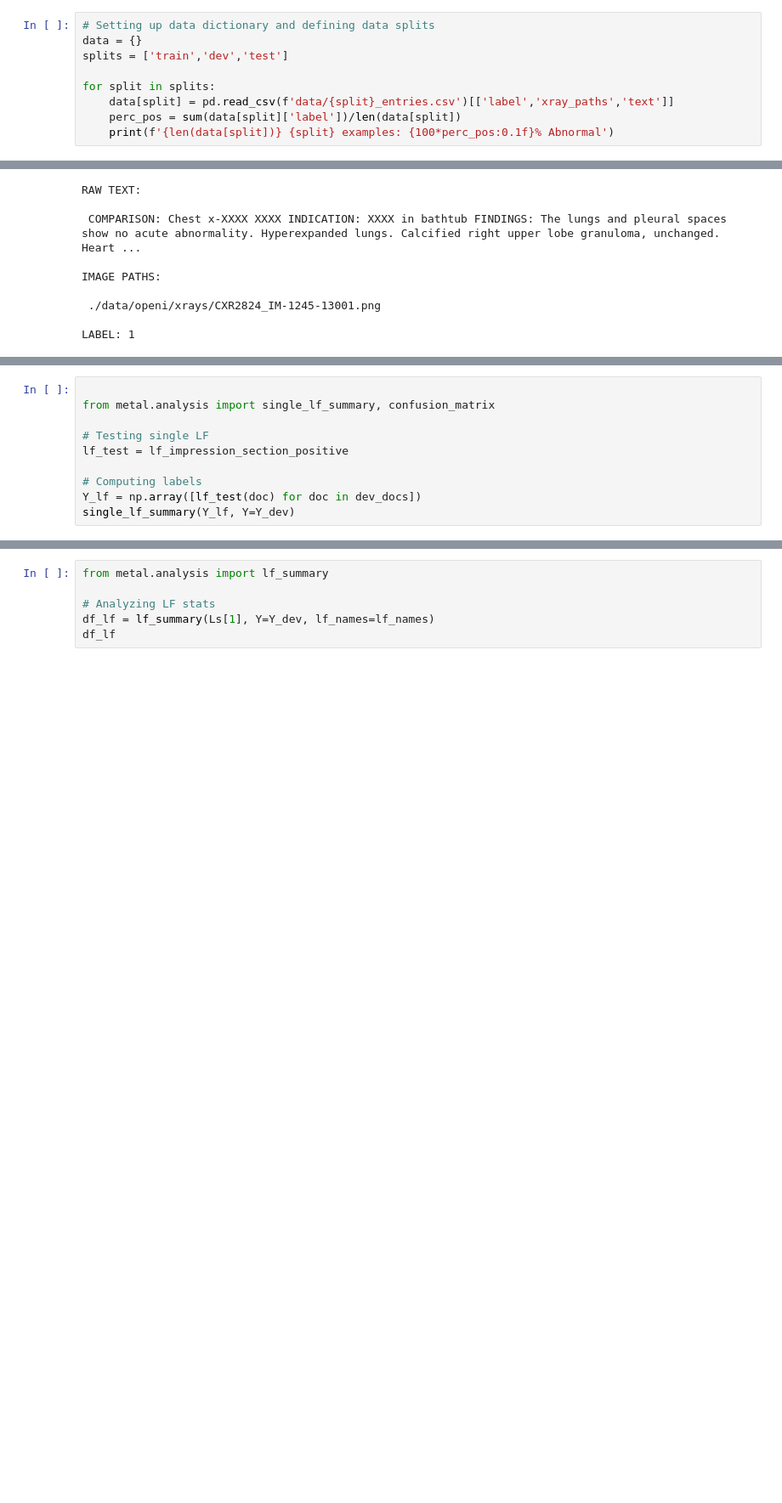
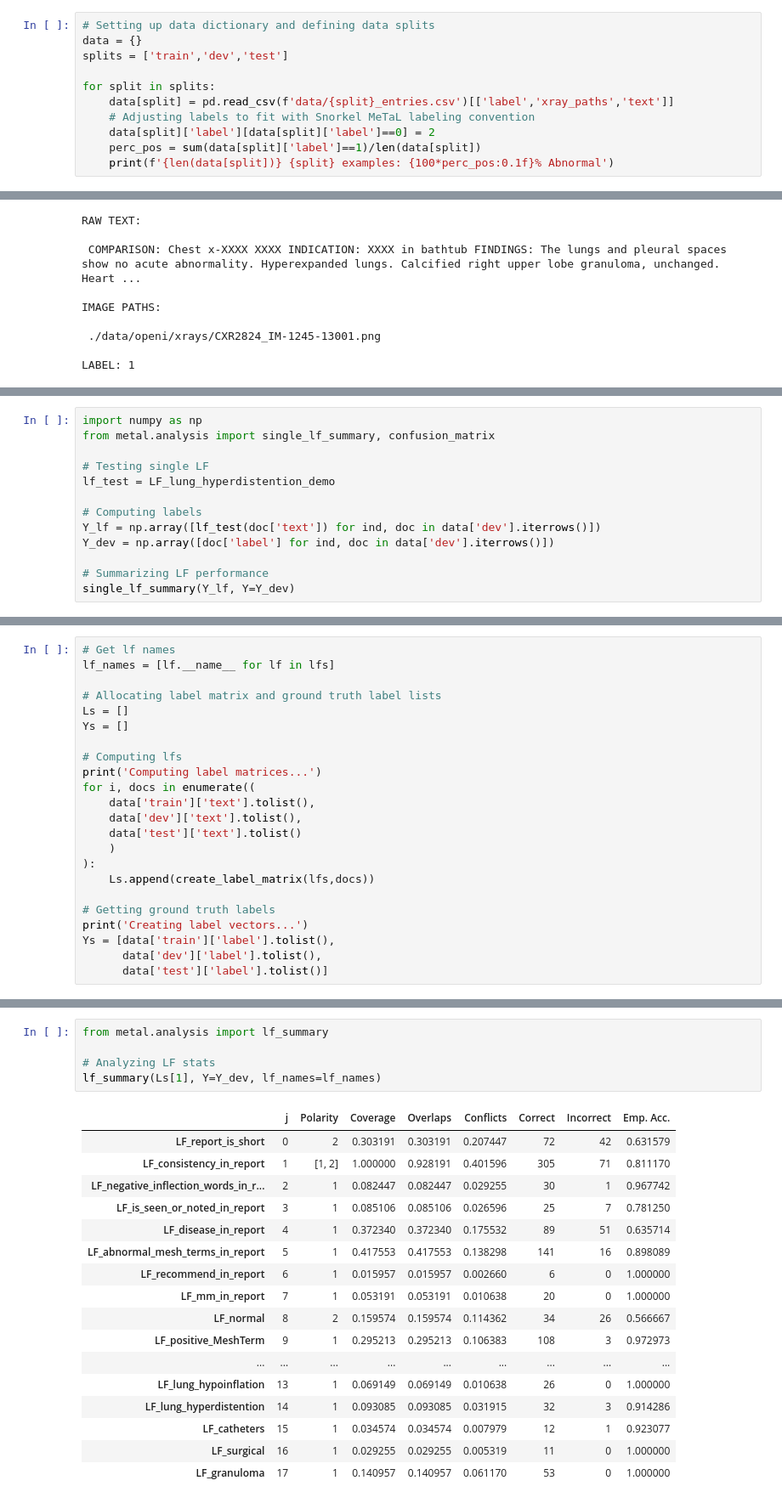
Before and after one commit to HazyResearch/cross-modal-ws-demo, a Jupyter notebook: openi_demo/openi_demo.ipynb, the cells around one changed output, grey strips where cells are left out. Shown at 85% size. Saved outputs shown, nothing was run; the diff lists cells and outputs as text; blank space fills up the shorter version.

```diff
--- a/openi_demo/openi_demo.ipynb
+++ b/openi_demo/openi_demo.ipynb
@@ -27,7 +31,9 @@ splits = ['train','dev','test']
 
 for split in splits:
     data[split] = pd.read_csv(f'data/{split}_entries.csv')[['label','xray_paths','text']]
-    perc_pos = sum(data[split]['label'])/len(data[split])
+    # Adjusting labels to fit with Snorkel MeTaL labeling convention
+    data[split]['label'][data[split]['label']==0] = 2
+    perc_pos = sum(data[split]['label']==1)/len(data[split])
     print(f'{len(data[split])} {split} examples: {100*perc_pos:0.1f}% Abnormal')
 # %% [output]
 2630 train examples: 63.8% Abnormal
@@ -303,10 +102,13 @@ def LF_granuloma(report):
 # %%
-
+import numpy as np
 from metal.analysis import single_lf_summary, confusion_matrix
 
 # Testing single LF
-lf_test = lf_impression_section_positive
+lf_test = LF_lung_hyperdistention_demo
 
 # Computing labels
-Y_lf = np.array([lf_test(doc) for doc in dev_docs])
+Y_lf = np.array([lf_test(doc['text']) for ind, doc in data['dev'].iterrows()])
+Y_dev = np.array([doc['label'] for ind, doc in data['dev'].iterrows()])
+
+# Summarizing LF performance
 single_lf_summary(Y_lf, Y=Y_dev)
@@ -379,0 +195,23 @@ Ys = [[], Y_dev, Y_test]
+# %%
+# Get lf names
+lf_names = [lf.__name__ for lf in lfs]
+
+# Allocating label matrix and ground truth label lists
+Ls = []
+Ys = []
+
+# Computing lfs
+print('Computing label matrices...')
+for i, docs in enumerate((
+    data['train']['text'].tolist(),
+    data['dev']['text'].tolist(),
+    data['test']['text'].tolist()
+    )
+):
+    Ls.append(create_label_matrix(lfs,docs))
+
+# Getting ground truth labels
+print('Creating label vectors...')
+Ys = [data['train']['label'].tolist(),
+      data['dev']['label'].tolist(),
+      data['test']['label'].tolist()]
@@ -380,6 +226,23 @@ Ys = [[], Y_dev, Y_test]
 # %%
 from metal.analysis import lf_summary
 
 # Analyzing LF stats
-df_lf = lf_summary(Ls[1], Y=Y_dev, lf_names=lf_names)
-df_lf
+lf_summary(Ls[1], Y=Y_dev, lf_names=lf_names)
+# %% [output]
+|  | j | Polarity | Coverage | Overlaps | Conflicts | Correct | Incorrect | Emp. Acc. |
+| LF_report_is_short | 0 | 2 | 0.303191 | 0.303191 | 0.207447 | 72 | 42 | 0.631579 |
+| LF_consistency_in_report | 1 | [1, 2] | 1.000000 | 0.928191 | 0.401596 | 305 | 71 | 0.811170 |
+| LF_negative_inflection_words_in_r... | 2 | 1 | 0.082447 | 0.082447 | 0.029255 | 30 | 1 | 0.967742 |
+| LF_is_seen_or_noted_in_report | 3 | 1 | 0.085106 | 0.085106 | 0.026596 | 25 | 7 | 0.781250 |
+| LF_disease_in_report | 4 | 1 | 0.372340 | 0.372340 | 0.175532 | 89 | 51 | 0.635714 |
+| LF_abnormal_mesh_terms_in_report | 5 | 1 | 0.417553 | 0.417553 | 0.138298 | 141 | 16 | 0.898089 |
+| LF_recommend_in_report | 6 | 1 | 0.015957 | 0.015957 | 0.002660 | 6 | 0 | 1.000000 |
+| LF_mm_in_report | 7 | 1 | 0.053191 | 0.053191 | 0.010638 | 20 | 0 | 1.000000 |
+| LF_normal | 8 | 2 | 0.159574 | 0.159574 | 0.114362 | 34 | 26 | 0.566667 |
+| LF_positive_MeshTerm | 9 | 1 | 0.295213 | 0.295213 | 0.106383 | 108 | 3 | 0.972973 |
+| ... | ... | ... | ... | ... | ... | ... | ... | ... |
+| LF_lung_hypoinflation | 13 | 1 | 0.069149 | 0.069149 | 0.010638 | 26 | 0 | 1.000000 |
+| LF_lung_hyperdistention | 14 | 1 | 0.093085 | 0.093085 | 0.031915 | 32 | 3 | 0.914286 |
+| LF_catheters | 15 | 1 | 0.034574 | 0.034574 | 0.007979 | 12 | 1 | 0.923077 |
+| LF_surgical | 16 | 1 | 0.029255 | 0.029255 | 0.005319 | 11 | 0 | 1.000000 |
+| LF_granuloma | 17 | 1 | 0.140957 | 0.140957 | 0.061170 | 53 | 0 | 1.000000 |
```
Also changed, not shown: parts of 57 cells of this notebook, 3 other files.
